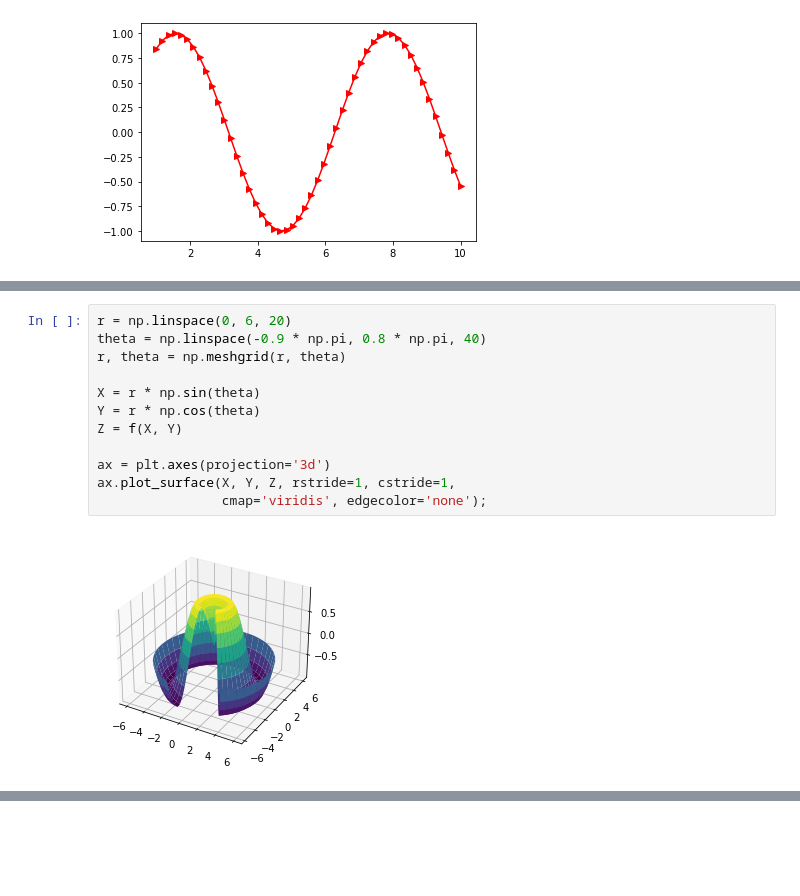
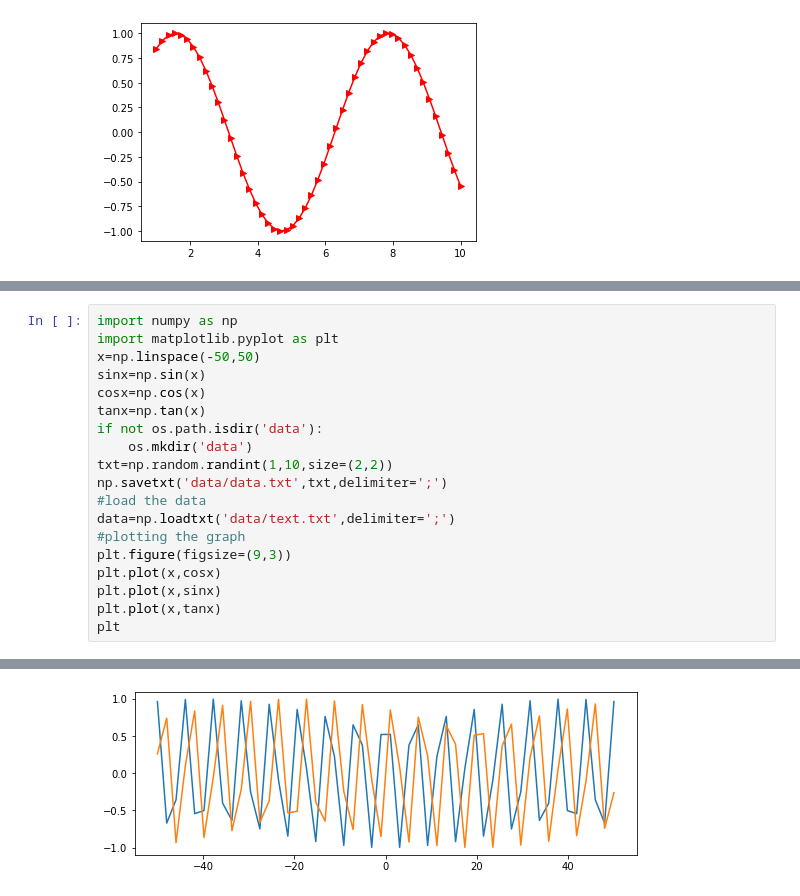
Before and after one commit to Malesi-Trevor-Git/data-structure, a Jupyter notebook: numpy-intro.ipynb, the cells around one changed output, grey strips where cells are left out. Drawn from its saved outputs; the diff is of its cells as text; blank space fills up the shorter version.

```diff
--- a/numpy-intro.ipynb
+++ b/numpy-intro.ipynb
@@ -249,14 +189,20 @@ ax.set_title('surface');
-# %%
-r = np.linspace(0, 6, 20)
-theta = np.linspace(-0.9 * np.pi, 0.8 * np.pi, 40)
-r, theta = np.meshgrid(r, theta)
-
-X = r * np.sin(theta)
-Y = r * np.cos(theta)
-Z = f(X, Y)
-
-ax = plt.axes(projection='3d')
-ax.plot_surface(X, Y, Z, rstride=1, cstride=1,
-                cmap='viridis', edgecolor='none');
-# %% [output]
-[figure, removed]
+# %%
+import numpy as np
+import matplotlib.pyplot as plt
+x=np.linspace(-50,50)
+sinx=np.sin(x)
+cosx=np.cos(x)
+tanx=np.tan(x)
+if not os.path.isdir('data'):
+    os.mkdir('data')
+txt=np.random.randint(1,10,size=(2,2))
+np.savetxt('data/data.txt',txt,delimiter=';')
+#load the data
+data=np.loadtxt('data/text.txt',delimiter=';')
+#plotting the graph
+plt.figure(figsize=(9,3))
+plt.plot(x,cosx)
+plt.plot(x,sinx)
+plt.plot(x,tanx)
+plt
+# %% [output]
@@ -262,0 +210 @@ ax.plot_surface(X, Y, Z, rstride=1, cstride=1,
+[figure, added]
```
Also changed, not shown: parts of 8 cells of this notebook, 1 other file.
